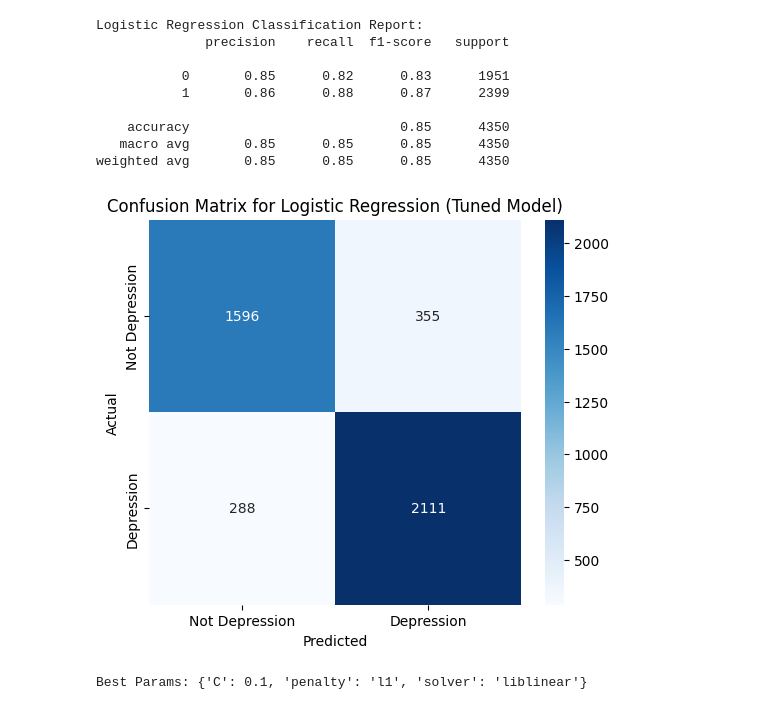
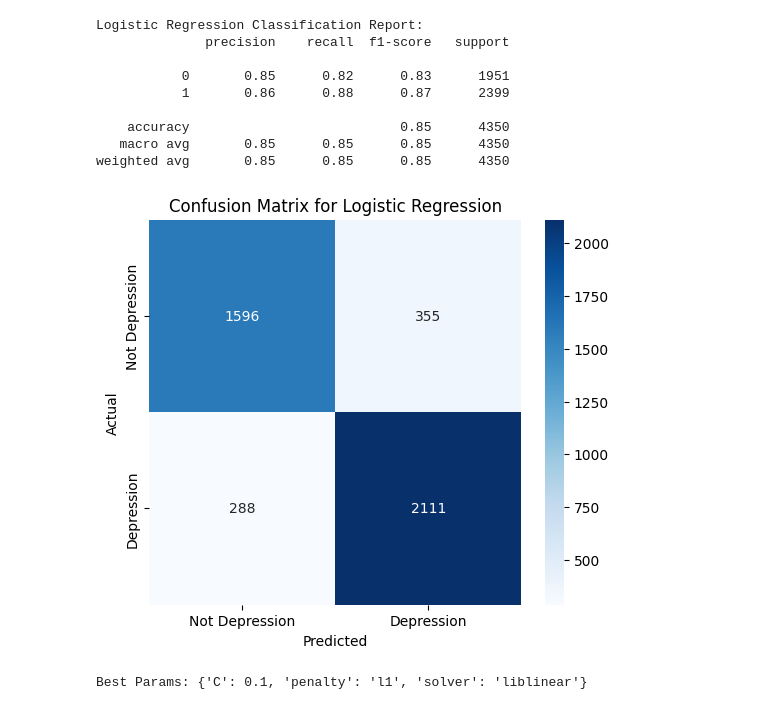
Before and after one commit to Ju-Ri-Oh/projects, a Jupyter notebook: mastery_project/mastery_project.ipynb, the cells around one changed output. Cells and saved outputs as stored; diff of their text form; code cells hidden in the pictures.

```diff
--- a/mastery_project/mastery_project.ipynb
+++ b/mastery_project/mastery_project.ipynb
@@ -1228,15 +1301,15 @@ weighted avg       0.85      0.85      0.85      4350
 # %%
 # Confusion matrix
 cm = confusion_matrix(y_test, y_pred_lr)
 
 plt.figure(figsize=(6, 5))
 sns.heatmap(cm, annot=True, fmt="g", cmap="Blues", xticklabels=['Not Depression', 'Depression'], yticklabels=['Not Depression', 'Depression'])
-plt.title('Confusion Matrix for Logistic Regression (Tuned Model)')
+plt.title('Confusion Matrix for Logistic Regression')
 plt.xlabel('Predicted')
 plt.ylabel('Actual')
 plt.show()
 # %% [output]
-[figure, old version]
+[figure, new version]
 # %%
 # Hyperparameter tuning
 from sklearn.model_selection import GridSearchCV
```
Also changed, not shown: parts of 27 cells of this notebook.
